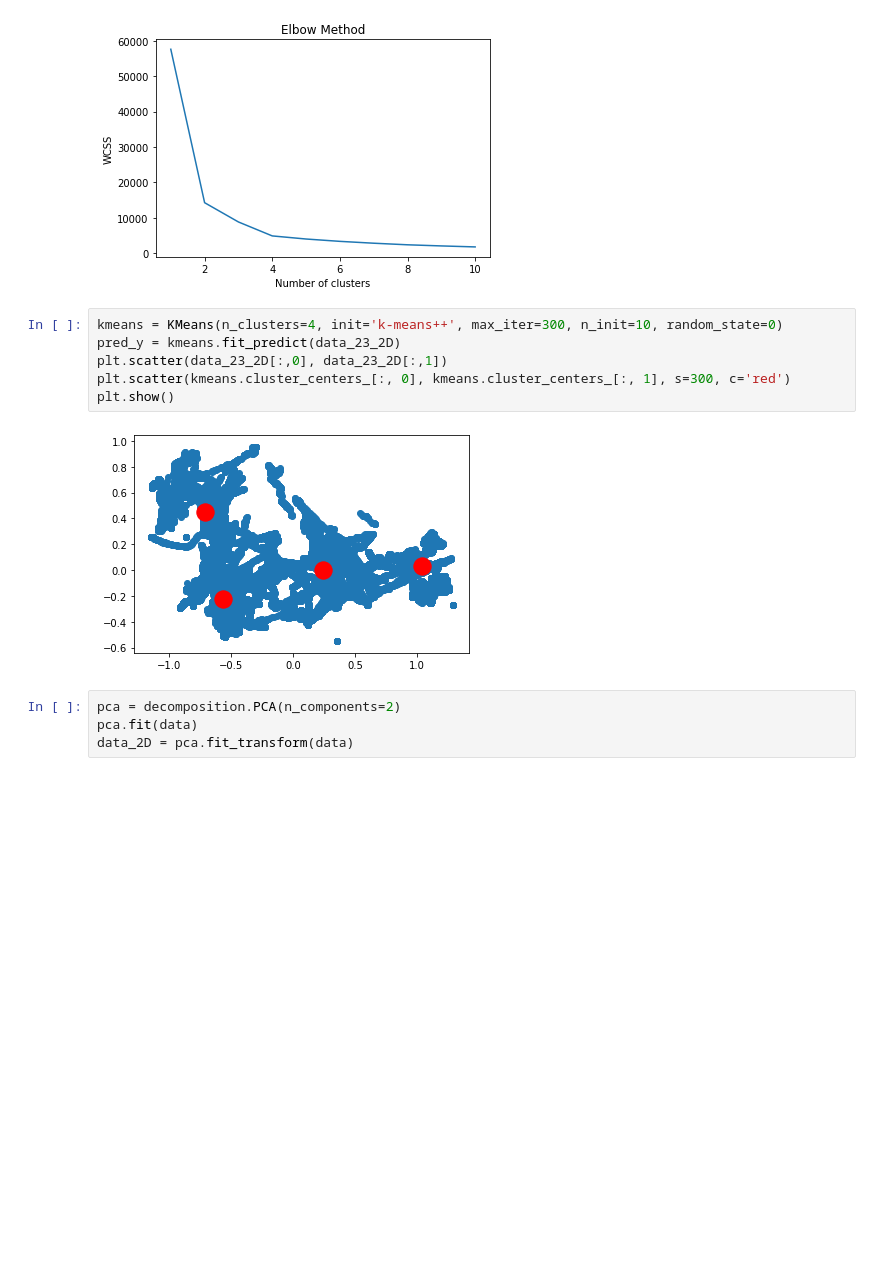
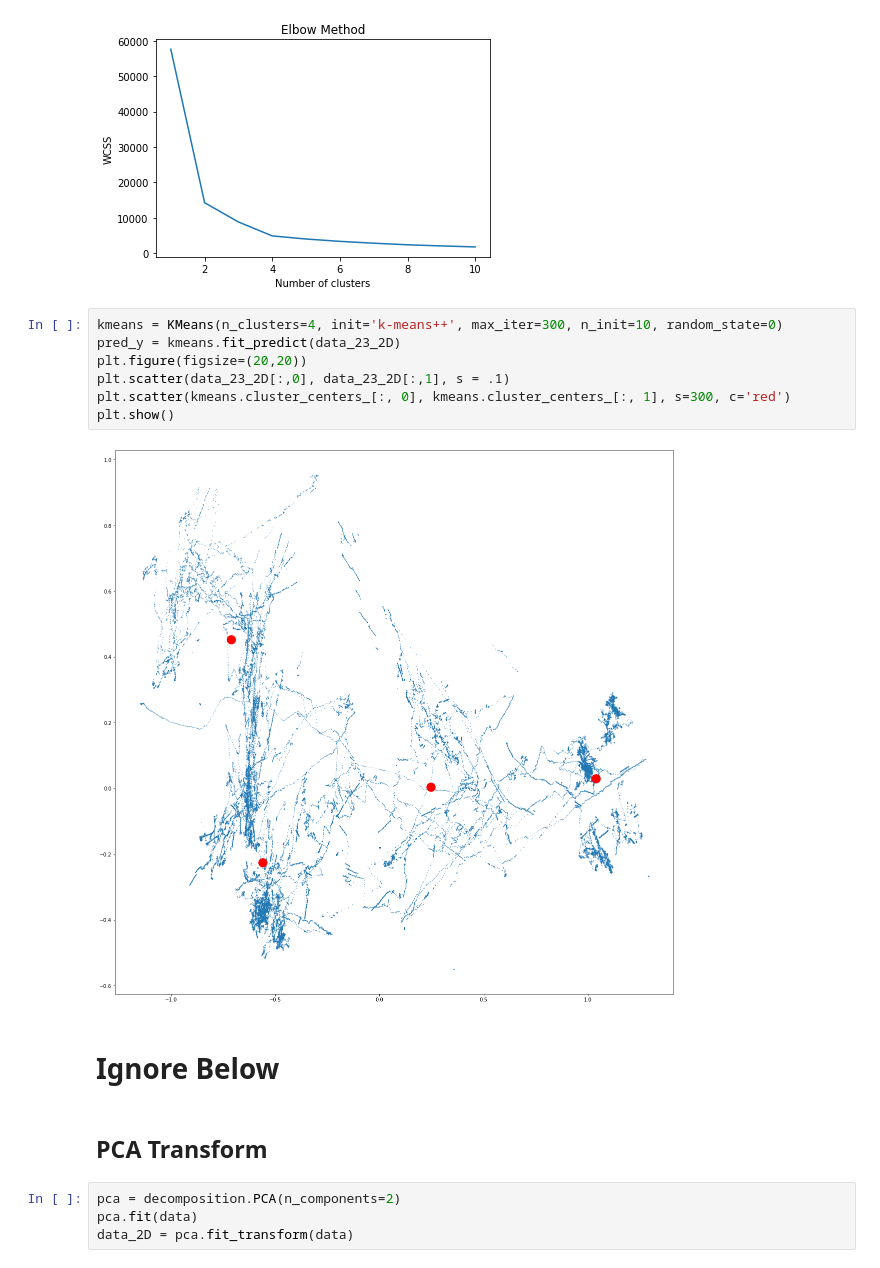
Before and after one commit to yihanhu97/SoundMapping-ODAS, a Jupyter notebook: postprocessing/K_cluster_analysis.ipynb, the cells around one changed output. Saved outputs shown, nothing was run; the diff lists cells and outputs as text; blank space fills up the shorter version.

```diff
--- a/postprocessing/K_cluster_analysis.ipynb
+++ b/postprocessing/K_cluster_analysis.ipynb
@@ -266,11 +269,16 @@ plt.show()
 # %%
 kmeans = KMeans(n_clusters=4, init='k-means++', max_iter=300, n_init=10, random_state=0)
 pred_y = kmeans.fit_predict(data_23_2D)
-plt.scatter(data_23_2D[:,0], data_23_2D[:,1])
+plt.figure(figsize=(20,20))
+plt.scatter(data_23_2D[:,0], data_23_2D[:,1], s = .1)
 plt.scatter(kmeans.cluster_centers_[:, 0], kmeans.cluster_centers_[:, 1], s=300, c='red')
 plt.show()
 # %% [output]
-[figure, old version]
+[figure, new version]
+# %% [markdown]
+# Ignore Below
+# %% [markdown]
+## PCA Transform
 # %%
 pca = decomposition.PCA(n_components=2)
 pca.fit(data)
```
Also changed, not shown: parts of 2 cells of this notebook.
